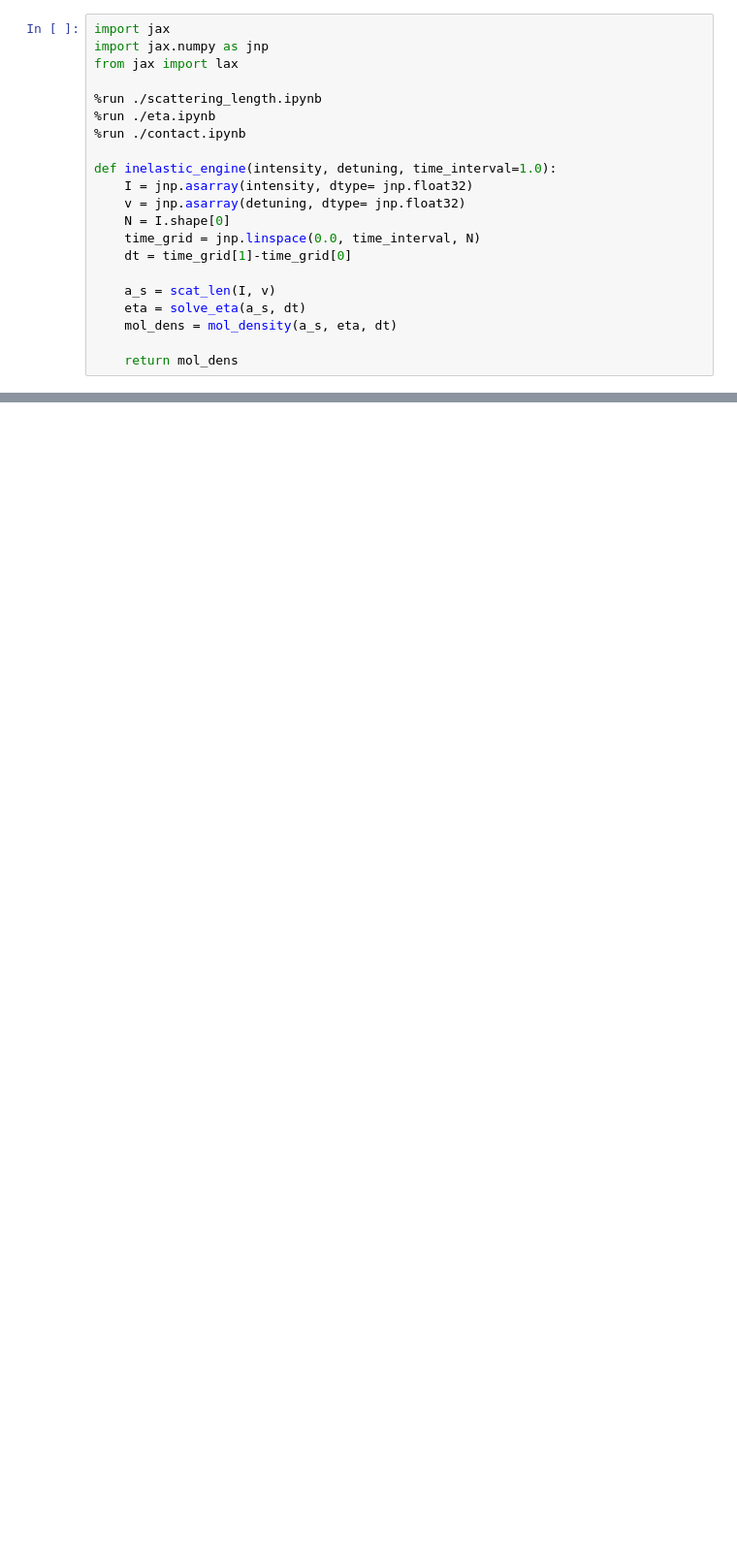
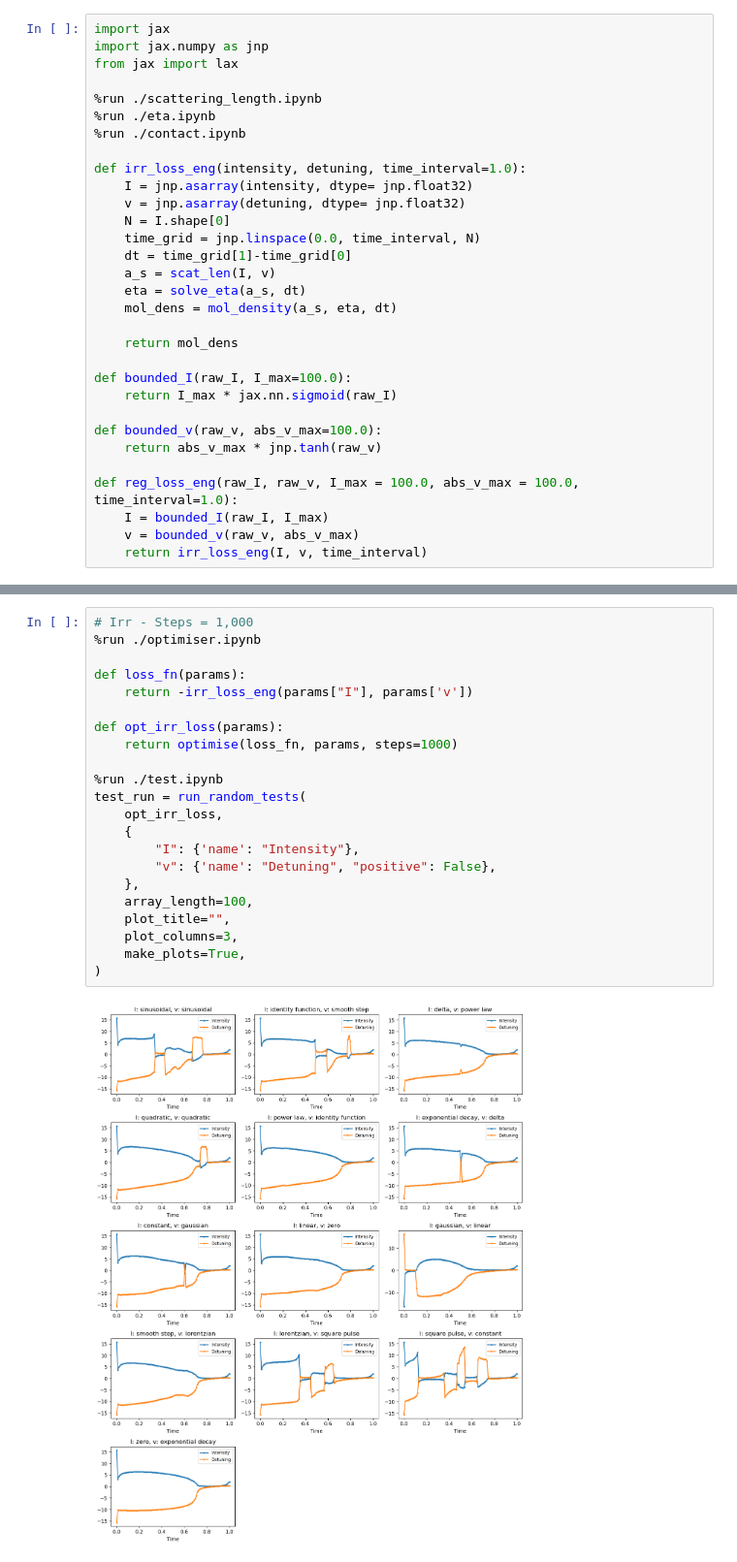
Before and after one commit to Searlas-0/optical-feshbach-control, a Jupyter notebook: notebooks/inelastic_engine.ipynb, the cells around one changed output, grey strips where cells are left out. Shown at 97% size. Drawn from its saved outputs; the diff is of its cells as text; blank space fills up the shorter version.

```diff
--- a/notebooks/inelastic_engine.ipynb
+++ b/notebooks/inelastic_engine.ipynb
@@ -7,15 +7,25 @@ from jax import lax
 %run ./eta.ipynb
 %run ./contact.ipynb
 
-def inelastic_engine(intensity, detuning, time_interval=1.0):
+def irr_loss_eng(intensity, detuning, time_interval=1.0):
     I = jnp.asarray(intensity, dtype= jnp.float32)
     v = jnp.asarray(detuning, dtype= jnp.float32)
     N = I.shape[0]
     time_grid = jnp.linspace(0.0, time_interval, N)
     dt = time_grid[1]-time_grid[0]
-
     a_s = scat_len(I, v)
     eta = solve_eta(a_s, dt)
     mol_dens = mol_density(a_s, eta, dt)
 
     return mol_dens
+
+def bounded_I(raw_I, I_max=100.0):
+    return I_max * jax.nn.sigmoid(raw_I)
+
+def bounded_v(raw_v, abs_v_max=100.0):
+    return abs_v_max * jnp.tanh(raw_v)
+
+def reg_loss_eng(raw_I, raw_v, I_max = 100.0, abs_v_max = 100.0, time_interval=1.0):
+    I = bounded_I(raw_I, I_max)
+    v = bounded_v(raw_v, abs_v_max)
+    return irr_loss_eng(I, v, time_interval)
@@ -85,0 +32,24 @@ fig.tight_layout()
+# %%
+# Irr - Steps = 1,000
+%run ./optimiser.ipynb
+
+def loss_fn(params):
+    return -irr_loss_eng(params["I"], params['v'])
+
+def opt_irr_loss(params):
+    return optimise(loss_fn, params, steps=1000)
+
+%run ./test.ipynb
+test_run = run_random_tests(
+    opt_irr_loss,
+    {
+        "I": {'name': "Intensity"},
+        "v": {'name': "Detuning", "positive": False},
+    },
+    array_length=100,
+    plot_title="",
+    plot_columns=3,
+    make_plots=True,
+)
+# %% [output]
+[figure, added]
```
Also changed, not shown: parts of 4 cells of this notebook, 7 other files.
